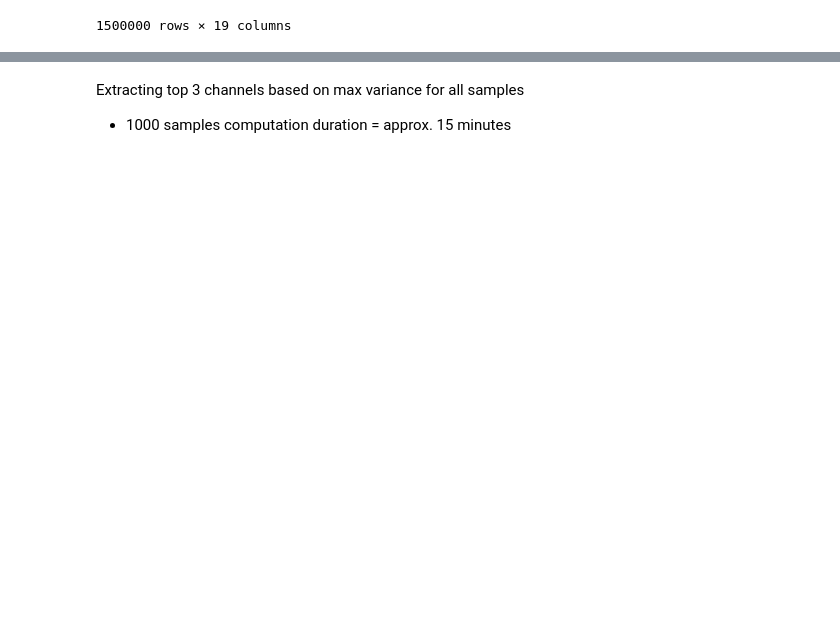
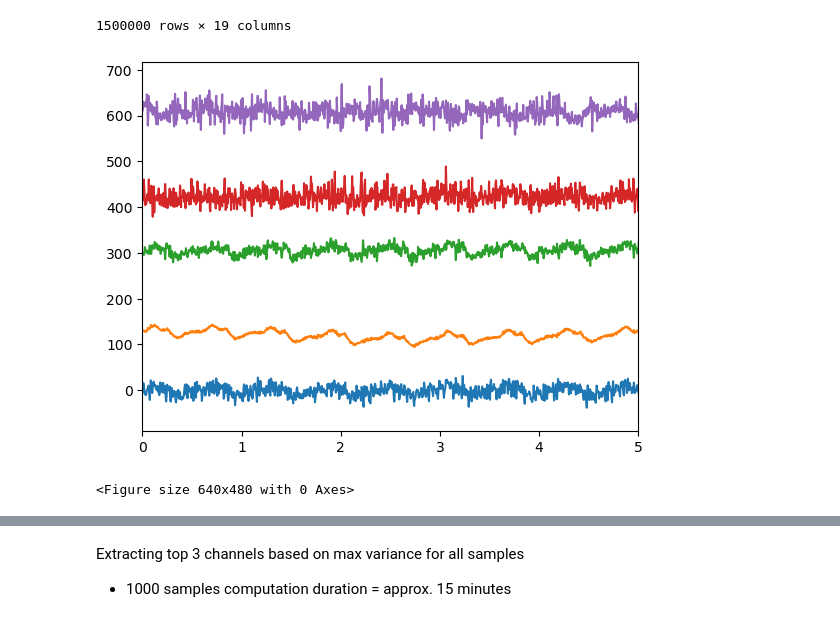
Before and after one commit to sfu-cmpt340/2024_1_project_11, a Jupyter notebook: hms.ipynb, the cells around one changed output, grey strips where cells are left out. Cells and saved outputs as stored; diff of their text form; code cells hidden in the pictures; blank space fills up the shorter version.

Commit message:
update plot and wavlet

```diff
--- a/hms.ipynb
+++ b/hms.ipynb
@@ -122,3 +122,14 @@ df
 | 080010ed0 | 9.840000 | 19.139999 | -5.320000 | -14.89 | -21.000000 | -2.130000 | 18.340000 | -9.040000 | -17.549999 | -19.410000 | -2.390000 | ... |
 | 080010ed0 | 35.360001 | 48.650002 | 18.080000 | 9.04 | 9.040000 | 30.570000 | 32.959999 | 13.030000 | 5.050000 | 7.980000 | 42.000000 | ... |
 1500000 rows × 19 columns
+# %%
+# from src.preprocessing.preprocessing import wavelet_transform
+from src.visualize import plot_signal
+import numpy as np
+
+sig = df.loc['db76e9927']
+
+plot_signal(sig, 5, ['F3',	'Fz',	'F4',	'F8',	'T3'])
+# %% [output]
+[figure, added]
+<Figure size 640x480 with 0 Axes>
```
Also changed, not shown: parts of 7 cells of this notebook, 3 other files.
